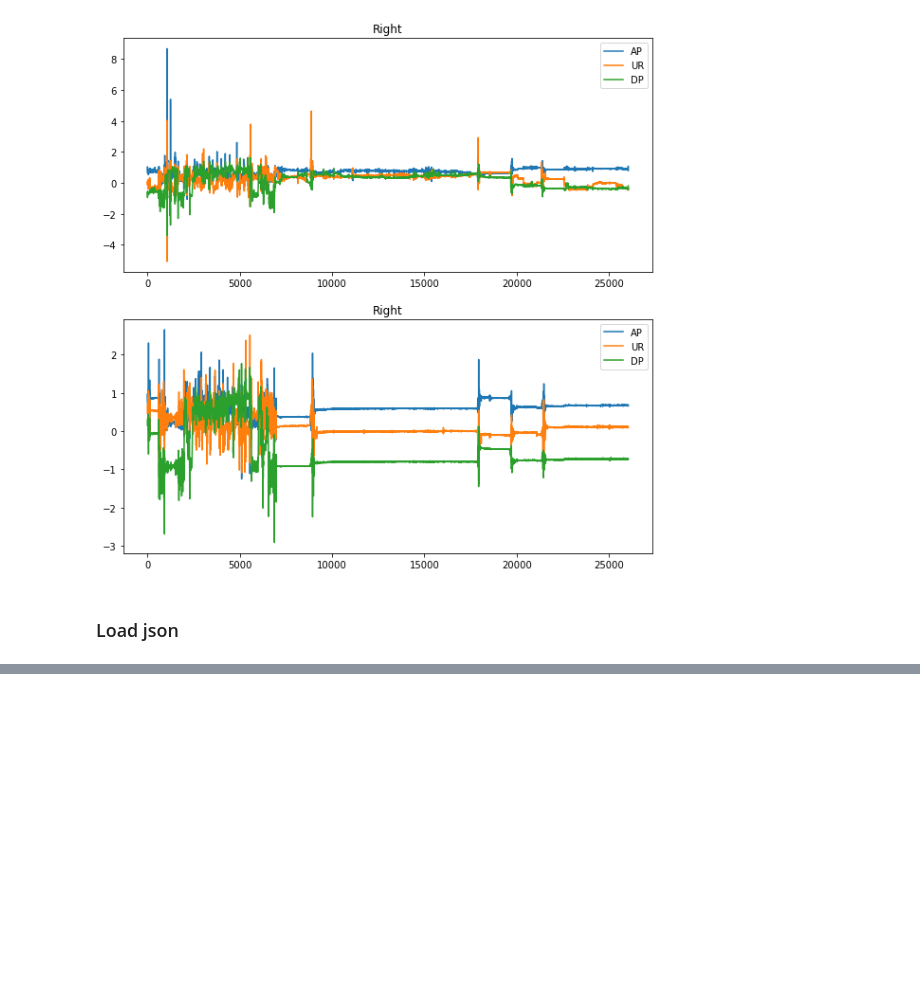
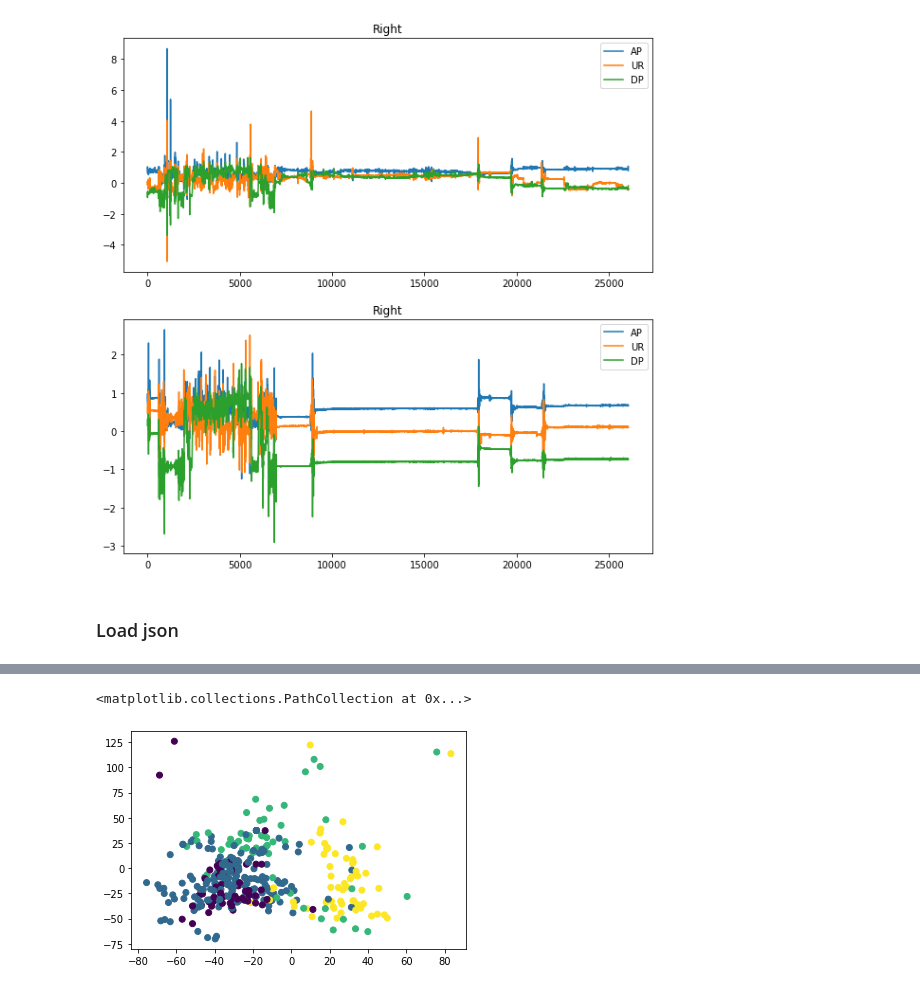
Before and after one commit to MikeDoes/START_HACK_2021, a Jupyter notebook: LoadData_peter.ipynb, the cells around one changed output, grey strips where cells are left out. Cells and saved outputs as stored; diff of their text form; code cells hidden in the pictures; blank space fills up the shorter version.

```diff
--- a/LoadData_peter.ipynb
+++ b/LoadData_peter.ipynb
@@ -309,0 +288,2 @@ plt.scatter(delta_pos[:,0], delta_pos[:,1], c = direction)
+# %%
+x = StandardScaler().fit_transform(features)
@@ -309,0 +295,11 @@ plt.scatter(delta_pos[:,0], delta_pos[:,1], c = direction)
+# %%
+X = x
+# %%
+n_clus = 4
+# %%
+kmeans = KMeans(n_clusters = n_clus, random_state=0).fit(X)
+# %%
+plt.scatter(features.iloc[:,0], features.iloc[:,2], c = kmeans.labels_)
+# %% [output]
+<matplotlib.collections.PathCollection at 0x...>
+[figure, added]
```
Also changed, not shown: parts of 34 cells of this notebook.
